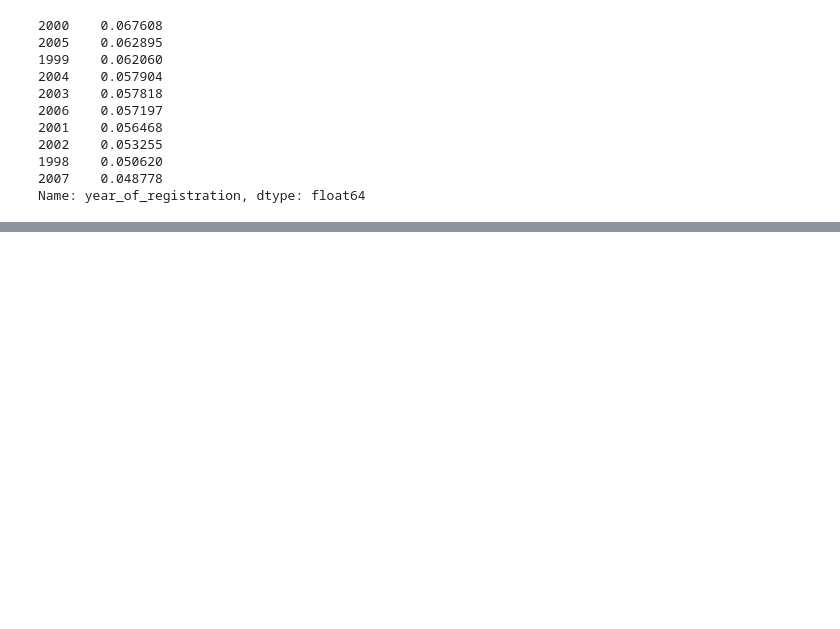
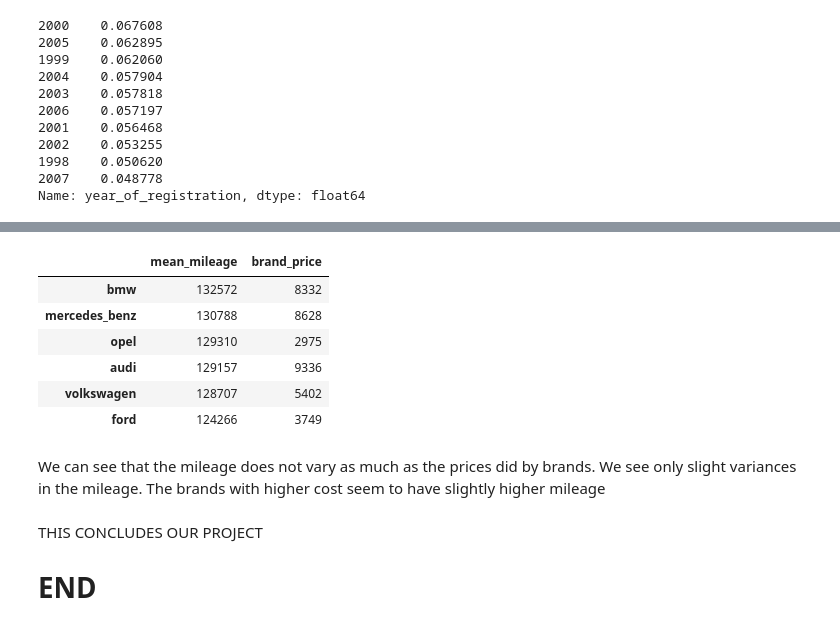
Before and after one commit to Vivek1325/Ebay-car-Sales, a Jupyter notebook: Ebay car Sales.ipynb, the cells around one changed output, grey strips where cells are left out. Saved outputs shown, nothing was run; the diff lists cells and outputs as text; code cells hidden in the pictures; blank space fills up the shorter version.

Commit message:
Explored the mean_price and mean_mileage of common_brands (Project over)

```diff
--- a/Ebay car Sales.ipynb
+++ b/Ebay car Sales.ipynb
@@ -430,0 +463,8 @@ Name: year_of_registration, dtype: float64
+# %%
+average_common_brands={}
+
+for brands in common_brands:
+    brand= autos[autos['brand']==brands]
+    mean_price=brand['price'].mean()
+    average_common_brands[brands]=int (mean_price)
+print(average_common_brands)
@@ -430,0 +489,8 @@ Name: year_of_registration, dtype: float64
+# %%
+brand_mean_mileage={}
+
+for brands in common_brands:
+    brand=autos[autos['brand']==brands]
+    mean_mileage=brand['odometer_km'].mean()
+    brand_mean_mileage[brands]=int(mean_mileage)
+print(brand_mean_mileage)
@@ -430,0 +499,6 @@ Name: year_of_registration, dtype: float64
+# %%
+mean_mileage= pd.Series(brand_mean_mileage).sort_values(ascending=False)
+mean_prices=pd.Series(average_common_brands).sort_values(ascending=False)
+# %%
+brand_info= pd.DataFrame(mean_mileage,columns=['mean_mileage'])
+brand_info
@@ -430,0 +513,16 @@ Name: year_of_registration, dtype: float64
+# %%
+brand_info['brand_price']= mean_prices
+brand_info
+# %% [output]
+|  | mean_mileage | brand_price |
+| bmw | 132572 | 8332 |
+| mercedes_benz | 130788 | 8628 |
+| opel | 129310 | 2975 |
+| audi | 129157 | 9336 |
+| volkswagen | 128707 | 5402 |
+| ford | 124266 | 3749 |
+# %% [markdown]
+We can see that the mileage does not vary as much as the prices did by brands. We see only slight variances in the mileage. The brands with higher cost seem to have slightly higher mileage
+# %% [markdown]
+THIS CONCLUDES OUR PROJECT
+# END
```
Also changed, not shown: parts of 11 cells of this notebook.
